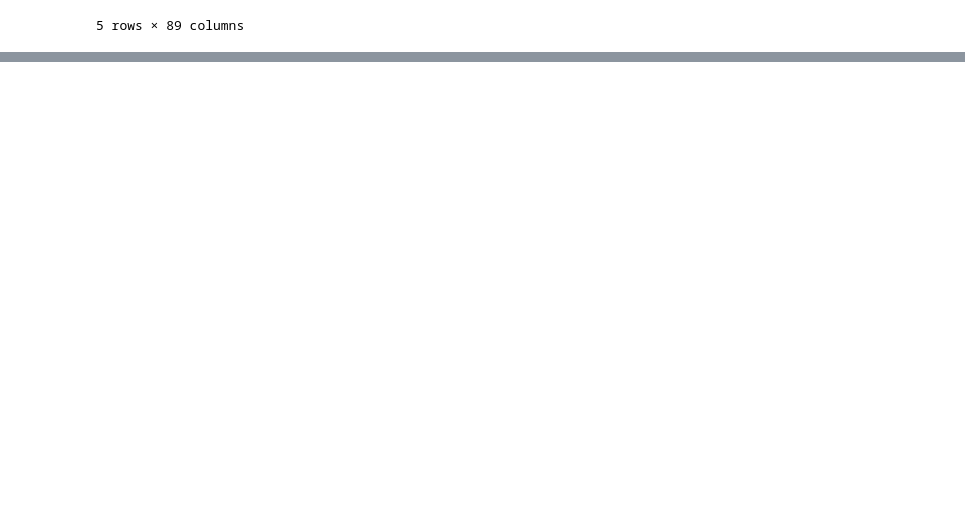
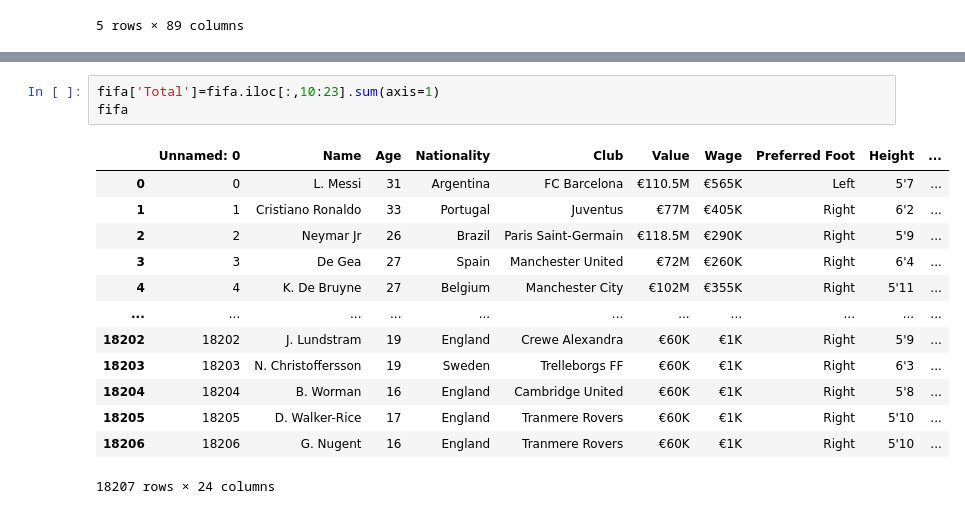
Before and after one commit to Patmik/CV, a Jupyter notebook: Fifa/Analiza fifa.ipynb, the cells around one changed output, grey strips where cells are left out. Saved outputs shown, nothing was run; the diff lists cells and outputs as text; blank space fills up the shorter version.

```diff
--- a/Fifa/Analiza fifa.ipynb
+++ b/Fifa/Analiza fifa.ipynb
@@ -54,0 +108,17 @@ Name: RB, Length: 18207, dtype: object
+# %%
+fifa['Total']=fifa.iloc[:,10:23].sum(axis=1)
+fifa
+# %% [output]
+|  | Unnamed: 0 | Name | Age | Nationality | Club | Value | Wage | Preferred Foot | Height | ... |
+| 0 | 0 | L. Messi | 31 | Argentina | FC Barcelona | €110.5M | €565K | Left | 5'7 | ... |
+| 1 | 1 | Cristiano Ronaldo | 33 | Portugal | Juventus | €77M | €405K | Right | 6'2 | ... |
+| 2 | 2 | Neymar Jr | 26 | Brazil | Paris Saint-Germain | €118.5M | €290K | Right | 5'9 | ... |
+| 3 | 3 | De Gea | 27 | Spain | Manchester United | €72M | €260K | Right | 6'4 | ... |
+| 4 | 4 | K. De Bruyne | 27 | Belgium | Manchester City | €102M | €355K | Right | 5'11 | ... |
+| ... | ... | ... | ... | ... | ... | ... | ... | ... | ... | ... |
+| 18202 | 18202 | J. Lundstram | 19 | England | Crewe Alexandra | €60K | €1K | Right | 5'9 | ... |
+| 18203 | 18203 | N. Christoffersson | 19 | Sweden | Trelleborgs FF | €60K | €1K | Right | 6'3 | ... |
+| 18204 | 18204 | B. Worman | 16 | England | Cambridge United | €60K | €1K | Right | 5'8 | ... |
+| 18205 | 18205 | D. Walker-Rice | 17 | England | Tranmere Rovers | €60K | €1K | Right | 5'10 | ... |
+| 18206 | 18206 | G. Nugent | 16 | England | Tranmere Rovers | €60K | €1K | Right | 5'10 | ... |
+18207 rows × 24 columns
```
Also changed, not shown: parts of 14 cells of this notebook, 1 other file.
